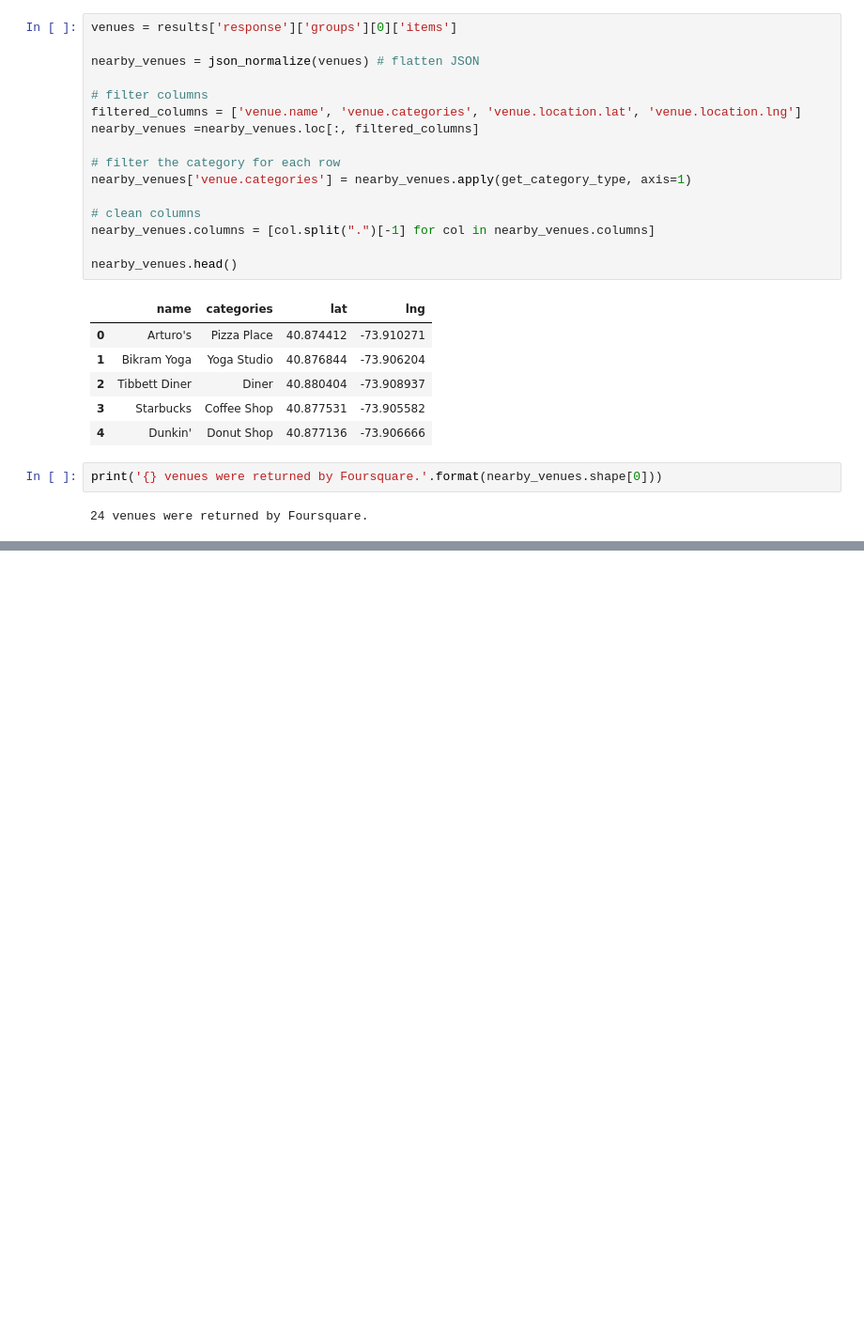
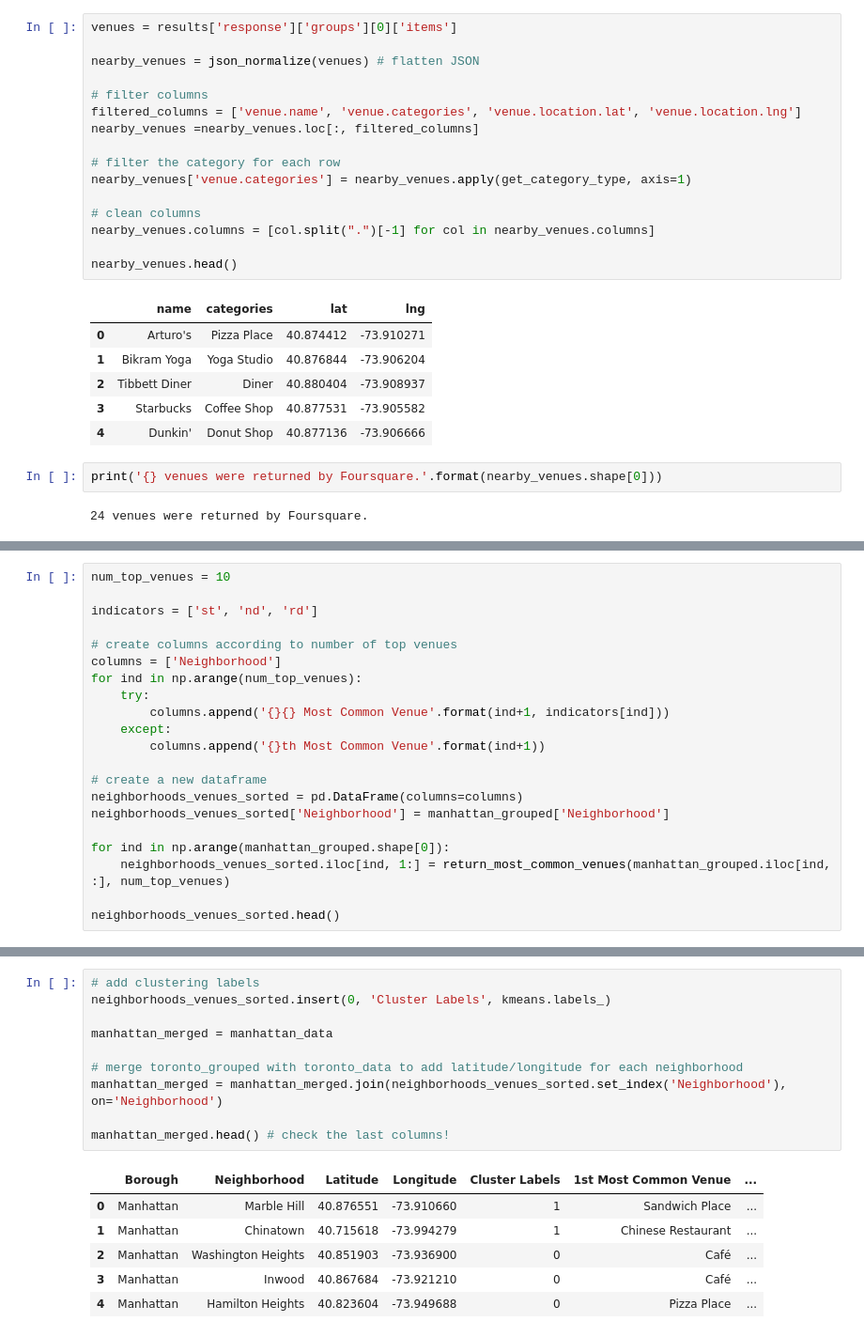
Before and after one commit to edwinasberg/IBM_Data-Science_Certificate, a Jupyter notebook: Week 2_Assignment.ipynb, the cells around one changed output, grey strips where cells are left out. Shown at 94% size. Saved outputs shown, nothing was run; the diff lists cells and outputs as text; blank space fills up the shorter version.

```diff
--- a/Week 2_Assignment.ipynb
+++ b/Week 2_Assignment.ipynb
@@ -269,0 +338,21 @@ print('{} venues were returned by Foursquare.'.format(nearby_venues.shape[0]))
+# %%
+num_top_venues = 10
+
+indicators = ['st', 'nd', 'rd']
+
+# create columns according to number of top venues
+columns = ['Neighborhood']
+for ind in np.arange(num_top_venues):
+    try:
+        columns.append('{}{} Most Common Venue'.format(ind+1, indicators[ind]))
+    except:
+        columns.append('{}th Most Common Venue'.format(ind+1))
+
+# create a new dataframe
+neighborhoods_venues_sorted = pd.DataFrame(columns=columns)
+neighborhoods_venues_sorted['Neighborhood'] = manhattan_grouped['Neighborhood']
+
+for ind in np.arange(manhattan_grouped.shape[0]):
+    neighborhoods_venues_sorted.iloc[ind, 1:] = return_most_common_venues(manhattan_grouped.iloc[ind, :], num_top_venues)
+
+neighborhoods_venues_sorted.head()
@@ -269,0 +381,17 @@ print('{} venues were returned by Foursquare.'.format(nearby_venues.shape[0]))
+# %%
+# add clustering labels
+neighborhoods_venues_sorted.insert(0, 'Cluster Labels', kmeans.labels_)
+
+manhattan_merged = manhattan_data
+
+# merge toronto_grouped with toronto_data to add latitude/longitude for each neighborhood
+manhattan_merged = manhattan_merged.join(neighborhoods_venues_sorted.set_index('Neighborhood'), on='Neighborhood')
+
+manhattan_merged.head() # check the last columns!
+# %% [output]
+|  | Borough | Neighborhood | Latitude | Longitude | Cluster Labels | 1st Most Common Venue | ... |
+| 0 | Manhattan | Marble Hill | 40.876551 | -73.910660 | 1 | Sandwich Place | ... |
+| 1 | Manhattan | Chinatown | 40.715618 | -73.994279 | 1 | Chinese Restaurant | ... |
+| 2 | Manhattan | Washington Heights | 40.851903 | -73.936900 | 0 | Café | ... |
+| 3 | Manhattan | Inwood | 40.867684 | -73.921210 | 0 | Café | ... |
+| 4 | Manhattan | Hamilton Heights | 40.823604 | -73.949688 | 0 | Pizza Place | ... |
```
Also changed, not shown: parts of 19 cells of this notebook.
